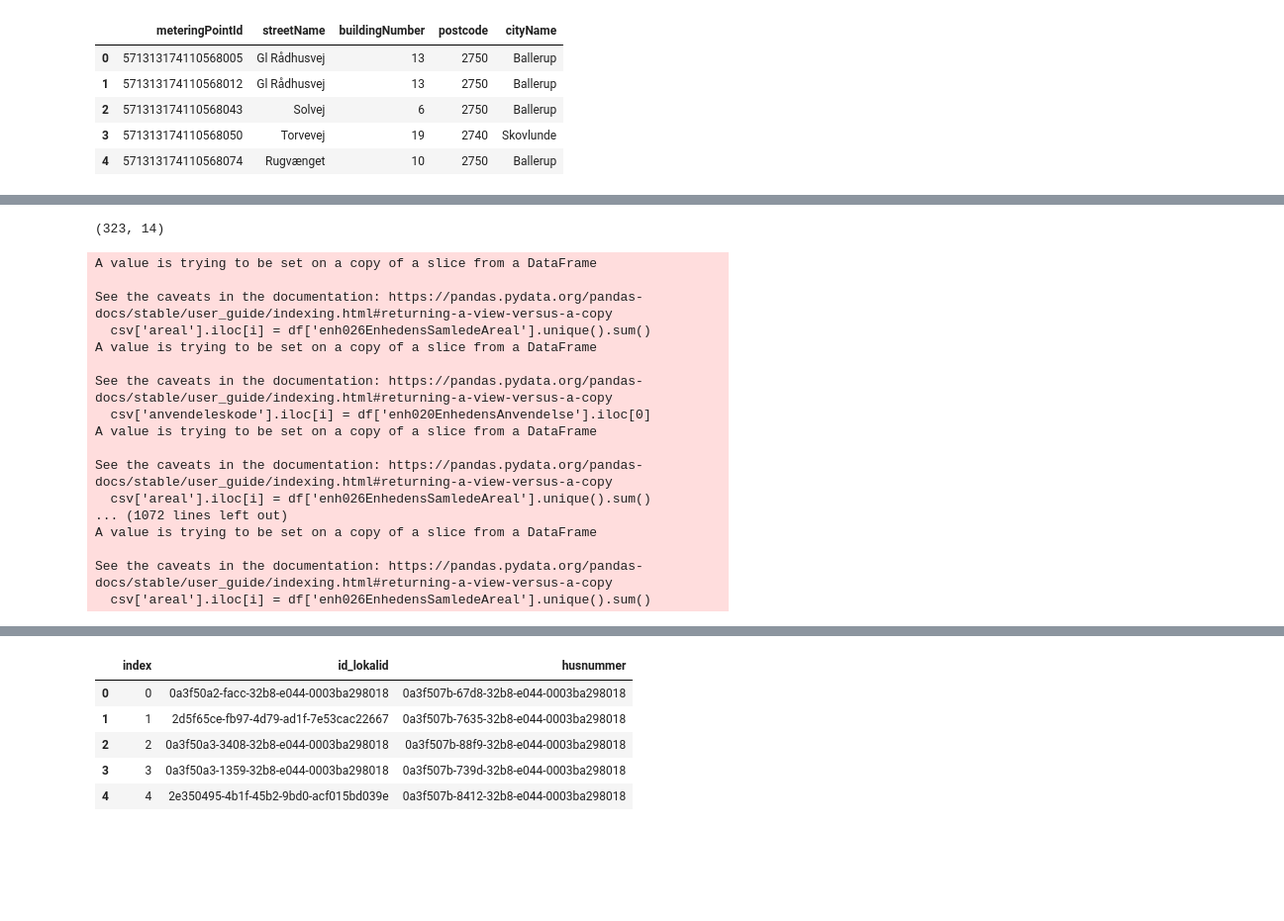
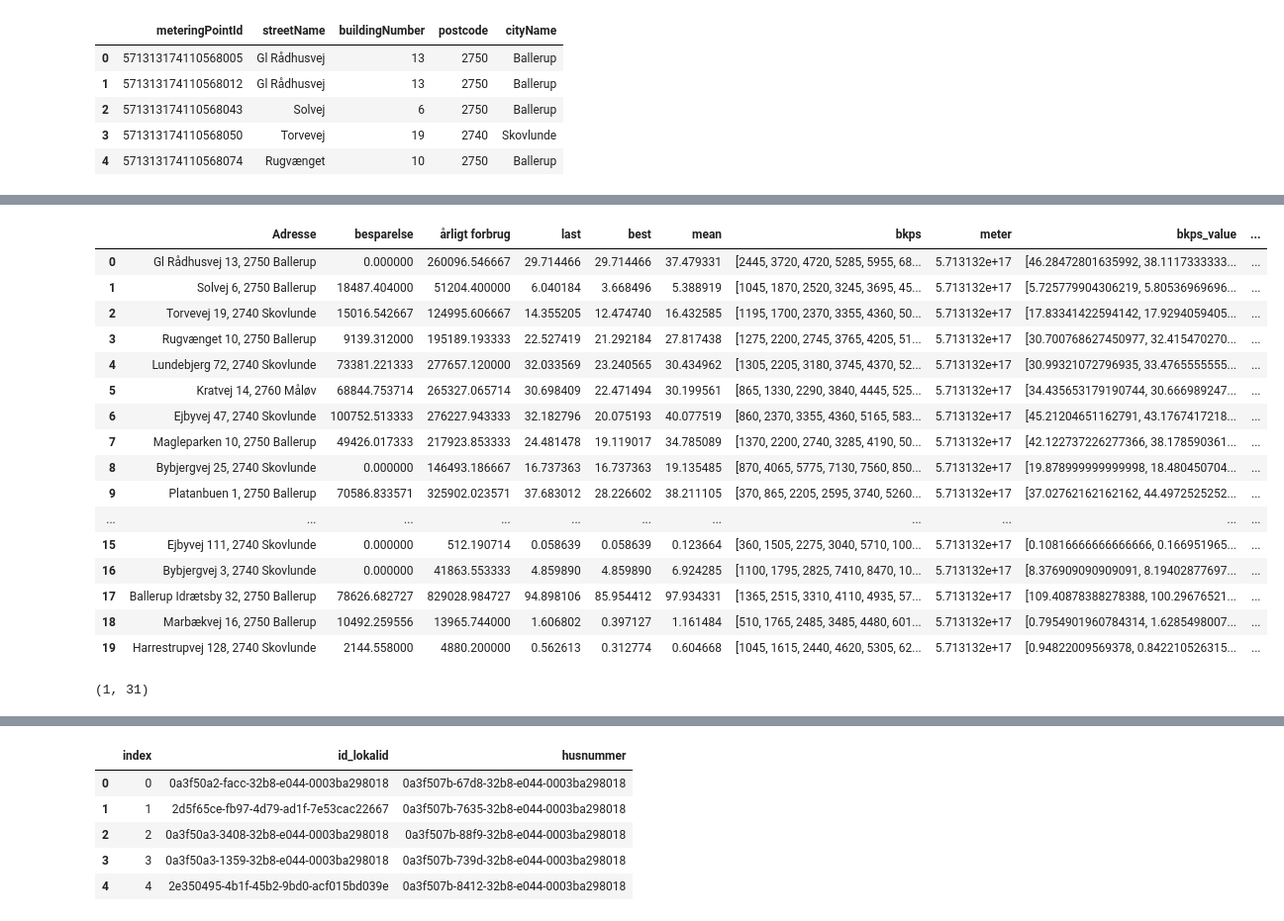
Before and after one commit to Mikkel-schmidt/El, a Jupyter notebook: Code2/Hent_data.ipynb, the cells around one changed output, grey strips where cells are left out. Shown at 99% size. Cells and saved outputs as stored; diff of their text form; code cells hidden in the pictures; blank space fills up the shorter version.

Commit message:
Ballerup

```diff
--- a/Code2/Hent_data.ipynb
+++ b/Code2/Hent_data.ipynb
@@ -326,0 +346,3 @@ See the caveats in the documentation: https://pandas.pydata.org/pandas-docs/stab
+# %%
+csv = BBR_api1(df_besp)
+csv.head(10)
@@ -327 +381,24 @@ See the caveats in the documentation: https://pandas.pydata.org/pandas-docs/stab
+# %%
+csv = csv.drop_duplicates(subset=['adressebetegnelse','areal'])
+df_besp1 = df_besp.merge(csv[['adressebetegnelse', 'areal', 'anvendelseskode']], how='outer', left_on='Adresse', right_on='adressebetegnelse')
+
+df_besp1.head(20)
+# %% [output]
+|  | Adresse | besparelse | årligt forbrug | last | best | mean | bkps | meter | bkps_value | ... |
+| 0 | Gl Rådhusvej 13, 2750 Ballerup | 0.000000 | 260096.546667 | 29.714466 | 29.714466 | 37.479331 | [2445, 3720, 4720, 5285, 5955, 68... | 5.713132e+17 | [46.28472801635992, 38.1117333333... | ... |
+| 1 | Solvej 6, 2750 Ballerup | 18487.404000 | 51204.400000 | 6.040184 | 3.668496 | 5.388919 | [1045, 1870, 2520, 3245, 3695, 45... | 5.713132e+17 | [5.725779904306219, 5.80536969696... | ... |
+| 2 | Torvevej 19, 2740 Skovlunde | 15016.542667 | 124995.606667 | 14.355205 | 12.474740 | 16.432585 | [1195, 1700, 2370, 3355, 4360, 50... | 5.713132e+17 | [17.83341422594142, 17.9294059405... | ... |
+| 3 | Rugvænget 10, 2750 Ballerup | 9139.312000 | 195189.193333 | 22.527419 | 21.292184 | 27.817438 | [1275, 2200, 2745, 3765, 4205, 51... | 5.713132e+17 | [30.700768627450977, 32.415470270... | ... |
+| 4 | Lundebjerg 72, 2740 Skovlunde | 73381.221333 | 277657.120000 | 32.033569 | 23.240565 | 30.434962 | [1305, 2205, 3180, 3745, 4370, 52... | 5.713132e+17 | [30.99321072796935, 33.4765555555... | ... |
+| 5 | Kratvej 14, 2760 Måløv | 68844.753714 | 265327.065714 | 30.698409 | 22.471494 | 30.199561 | [865, 1330, 2290, 3840, 4445, 525... | 5.713132e+17 | [34.435653179190744, 30.666989247... | ... |
+| 6 | Ejbyvej 47, 2740 Skovlunde | 100752.513333 | 276227.943333 | 32.182796 | 20.075193 | 40.077519 | [860, 2370, 3355, 4360, 5165, 583... | 5.713132e+17 | [45.21204651162791, 43.1767417218... | ... |
+| 7 | Magleparken 10, 2750 Ballerup | 49426.017333 | 217923.853333 | 24.481478 | 19.119017 | 34.785089 | [1370, 2200, 2740, 3285, 4190, 50... | 5.713132e+17 | [42.122737226277366, 38.178590361... | ... |
+| 8 | Bybjergvej 25, 2740 Skovlunde | 0.000000 | 146493.186667 | 16.737363 | 16.737363 | 19.135485 | [870, 4065, 5775, 7130, 7560, 850... | 5.713132e+17 | [19.878999999999998, 18.480450704... | ... |
+| 9 | Platanbuen 1, 2750 Ballerup | 70586.833571 | 325902.023571 | 37.683012 | 28.226602 | 38.211105 | [370, 865, 2205, 2595, 3740, 5260... | 5.713132e+17 | [37.02762162162162, 44.4972525252... | ... |
+| ... | ... | ... | ... | ... | ... | ... | ... | ... | ... | ... |
+| 15 | Ejbyvej 111, 2740 Skovlunde | 0.000000 | 512.190714 | 0.058639 | 0.058639 | 0.123664 | [360, 1505, 2275, 3040, 5710, 100... | 5.713132e+17 | [0.10816666666666666, 0.166951965... | ... |
+| 16 | Bybjergvej 3, 2740 Skovlunde | 0.000000 | 41863.553333 | 4.859890 | 4.859890 | 6.924285 | [1100, 1795, 2825, 7410, 8470, 10... | 5.713132e+17 | [8.376909090909091, 8.19402877697... | ... |
+| 17 | Ballerup Idrætsby 32, 2750 Ballerup | 78626.682727 | 829028.984727 | 94.898106 | 85.954412 | 97.934331 | [1365, 2515, 3310, 4110, 4935, 57... | 5.713132e+17 | [109.40878388278388, 100.29676521... | ... |
+| 18 | Marbækvej 16, 2750 Ballerup | 10492.259556 | 13965.744000 | 1.606802 | 0.397127 | 1.161484 | [510, 1765, 2485, 3485, 4480, 601... | 5.713132e+17 | [0.7954901960784314, 1.6285498007... | ... |
+| 19 | Harrestrupvej 128, 2740 Skovlunde | 2144.558000 | 4880.200000 | 0.562613 | 0.312774 | 0.604668 | [1045, 1615, 2440, 4620, 5305, 62... | 5.713132e+17 | [0.94822009569378, 0.842210526315... | ... |
 # %%
@@ -330,26 +407,6 @@ dff.to_csv('../Data/timeforbrug/'+kunde+'.csv', header=True, sep=',', index=Fals
 # %%
 df_besp = df_besp1
 df_besp.shape
-df_besp1.shape
+df_bbr.shape
 # %% [output]
-(323, 14)
+(1, 31)
-# %%
-csv, df = BBR_api(df_besp)
-# %% [output]
-A value is trying to be set on a copy of a slice from a DataFrame
-
-See the caveats in the documentation: https://pandas.pydata.org/pandas-docs/stable/user_guide/indexing.html#returning-a-view-versus-a-copy
-  csv['areal'].iloc[i] = df['enh026EnhedensSamledeAreal'].unique().sum()
-A value is trying to be set on a copy of a slice from a DataFrame
-
-See the caveats in the documentation: https://pandas.pydata.org/pandas-docs/stable/user_guide/indexing.html#returning-a-view-versus-a-copy
-  csv['anvendeleskode'].iloc[i] = df['enh020EnhedensAnvendelse'].iloc[0]
-A value is trying to be set on a copy of a slice from a DataFrame
-
-See the caveats in the documentation: https://pandas.pydata.org/pandas-docs/stable/user_guide/indexing.html#returning-a-view-versus-a-copy
-  csv['areal'].iloc[i] = df['enh026EnhedensSamledeAreal'].unique().sum()
-... (1072 lines left out)
-A value is trying to be set on a copy of a slice from a DataFrame
-
-See the caveats in the documentation: https://pandas.pydata.org/pandas-docs/stable/user_guide/indexing.html#returning-a-view-versus-a-copy
-  csv['areal'].iloc[i] = df['enh026EnhedensSamledeAreal'].unique().sum()
```
Also changed, not shown: parts of 11 cells of this notebook, 2 other files.
